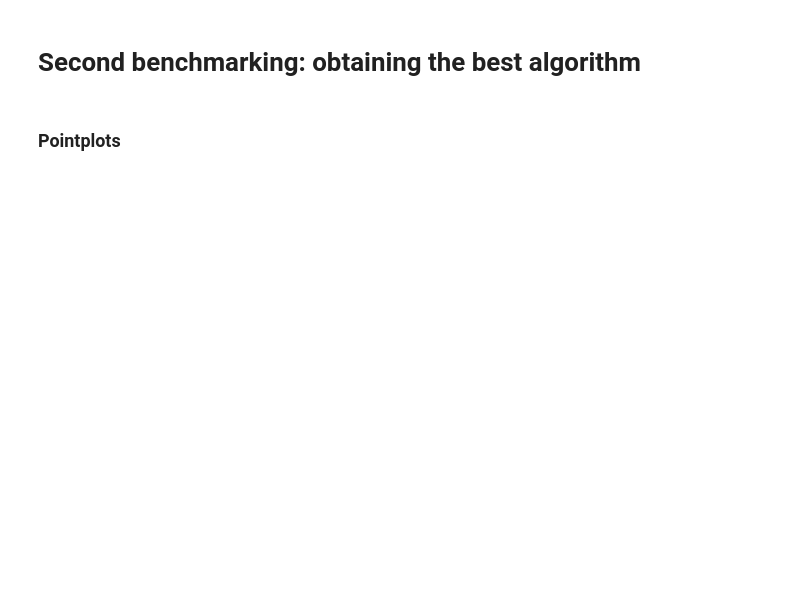
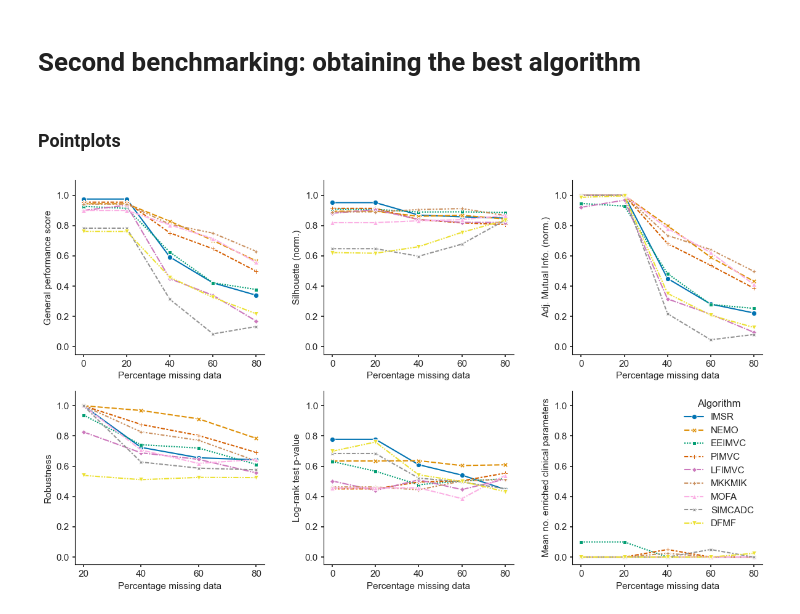
Before and after one commit to ocbe-uio/imoc_pdac, a Jupyter notebook: notebooks/second_benchmark_analysis.ipynb, the cells around one changed output. Saved outputs shown, nothing was run; the diff lists cells and outputs as text; code cells hidden in the pictures; blank space fills up the shorter version.

Commit message:
Updating figure for missing patterns performance

```diff
--- a/notebooks/second_benchmark_analysis.ipynb
+++ b/notebooks/second_benchmark_analysis.ipynb
@@ -142,42 +142,27 @@ plt.savefig('FIGURES/benchmarking/best_alg.svg', bbox_inches='tight')
 # %%
 def plot_pointplots(df, colname_var, colname_metric, ax, ylabel):
     sns.lineplot(x='missing_percentage', y=colname_metric, data=df, hue=colname_var, style=colname_var,
                   palette="colorblind", ax=ax, markers=True, dashes=True, ci=None)
     ax.set_xlabel('Percentage missing data')
     ax.set_ylabel(ylabel)
     ax.set_ylim(bottom=-0.05, top=(max(df[colname_metric])+0.05 if max(df[colname_metric])+0.05 > 1.1  else 1.1))
     plt.tight_layout()
 
 fig, ax = plt.subplots(2, 3, figsize=(12,7))
 # Pointplots by algorithm
 plot_pointplots(results2, 'algorithm', 'combined_metric', ax[0, 0], 'General performance score')
 plot_pointplots(results2, 'algorithm', 'normalised_silhouette', ax[0, 1], 'Silhouette (norm.)')
 plot_pointplots(results2, 'algorithm', 'normalised_AMI', ax[0, 2], 'Adj. Mutual Info. (norm.)')
 plot_pointplots(results2[results2['missing_percentage'] != 0], 'algorithm', 'robustness', ax[1, 0], 'Robustness')
 ax[1, 0].set_xticks([20, 40, 60, 80])
 plot_pointplots(results2, 'algorithm', 'pvalue_logrank', ax[1, 1], 'Log-rank test p-value')
 plot_pointplots(results2, 'algorithm', 'n_enriched_clinical', ax[1, 2], 'Mean no. enriched clinical parameters')
 handles_alg, labels_alg = ax[0, 0].get_legend_handles_labels()
 for i in ax.flat:
     i.legend().remove()
 ax[1, 2].legend(handles_alg, labels_alg, title="Algorithm", loc='upper right')
 plt.tight_layout(w_pad=3)
 plt.savefig('FIGURES/benchmarking/algs_complete.svg', bbox_inches='tight')
 plt.show()
-
-# Pointplots by amputation mechanism
-fig, ax = plt.subplots(2, 3, figsize=(12,7))
-plot_pointplots(results2, 'amputation_mechanism', 'combined_metric', ax[0, 0], 'General performance score')
-plot_pointplots(results2, 'amputation_mechanism', 'normalised_silhouette', ax[0, 1], 'Silhouette (norm.)')
-plot_pointplots(results2, 'amputation_mechanism', 'normalised_AMI', ax[0, 2], 'Adj. Mutual Info. (norm.)')
-plot_pointplots(results2[results2['missing_percentage'] != 0], 'amputation_mechanism', 'robustness', ax[1, 0], 'Robustness')
-ax[1, 0].set_xticks([20, 40, 60, 80])
-plot_pointplots(results2, 'amputation_mechanism', 'pvalue_logrank', ax[1, 1], 'Log-rank test p-value')
-plot_pointplots(results2, 'amputation_mechanism', 'n_enriched_clinical', ax[1, 2], 'Mean no. enriched clinical parameters')
-handles_amp, labels_amp = ax[0, 0].get_legend_handles_labels()
-for i in ax.flat:
-    i.legend().remove()
-ax[1, 2].legend(handles_amp, labels_amp, title="Amputation\nmechanism", loc='upper right')
-plt.tight_layout(w_pad=3)
-plt.savefig('FIGURES/benchmarking/ampmech_complete.svg', bbox_inches='tight')
-plt.show()
+# %% [output]
+[figure, added]
```
Also changed, not shown: parts of 1 cell of this notebook.
